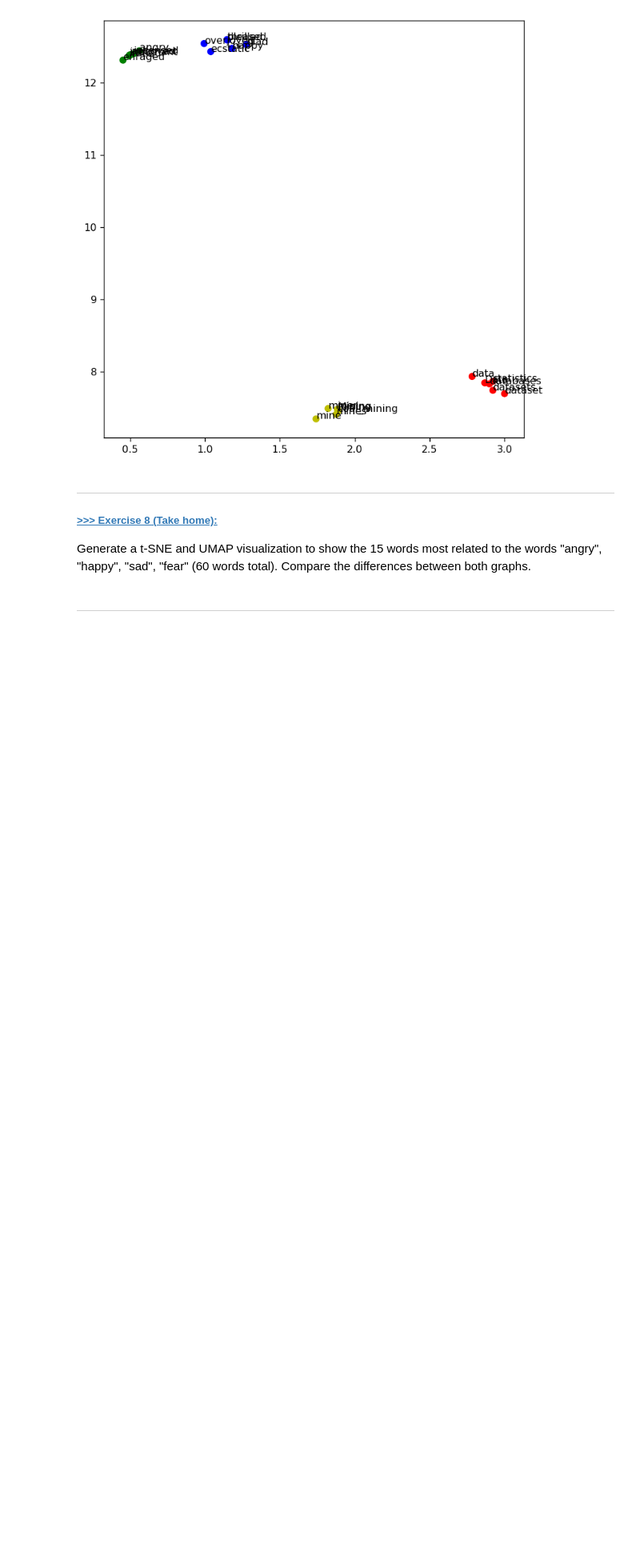
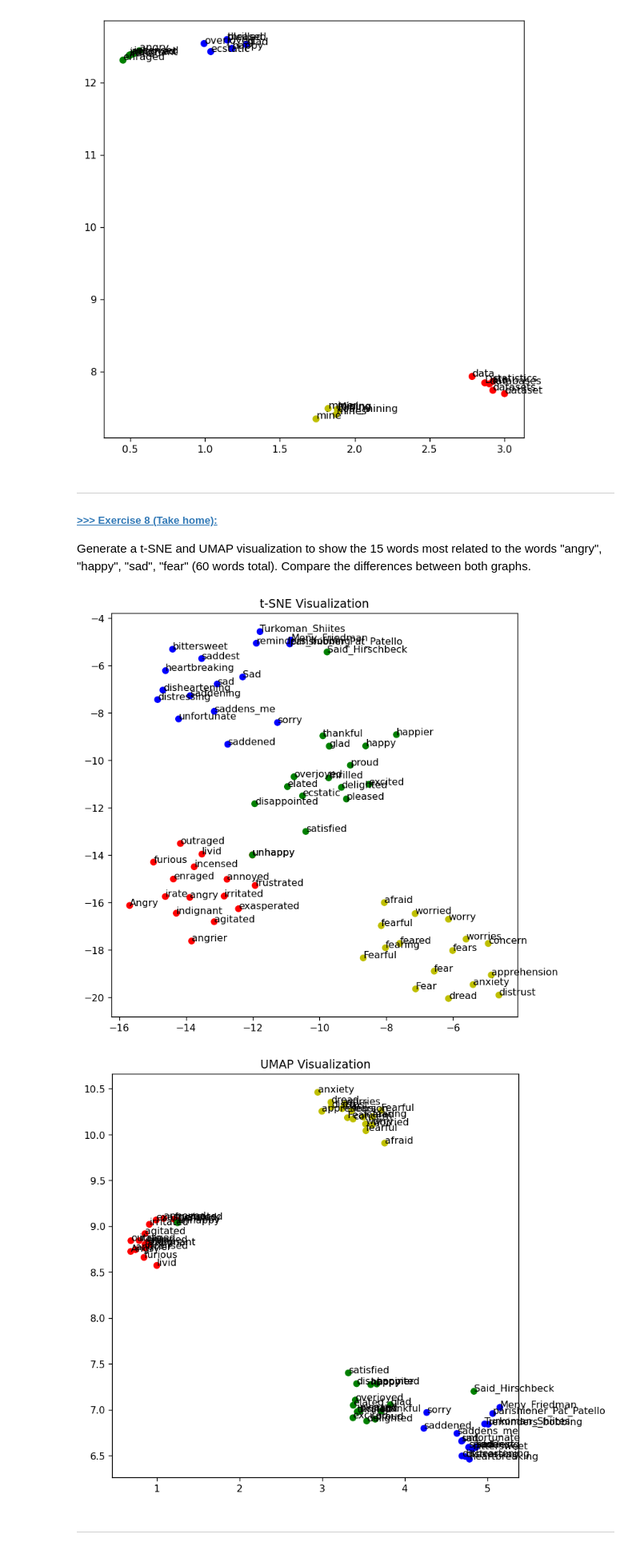
Before and after one commit to chihuan-lin/DM2025-Lab2-Exercise, a Jupyter notebook: DM2025-Lab2-Master-Phase_1.ipynb, the cells around one changed output. Shown: that part at 80% size. Saved outputs shown, nothing was run; the diff lists cells and outputs as text; code cells hidden in the pictures; blank space fills up the shorter version.

```diff
--- a/DM2025-Lab2-Master-Phase_1.ipynb
+++ b/DM2025-Lab2-Master-Phase_1.ipynb
@@ -1221,2 +1303,59 @@ Generate a t-SNE and UMAP visualization to show the 15 words most related to the
+# %%
+# Answer here
+# We can see that in the t-SNE plot, the points are more spread out, while in the UMAP plot,
+# each cluster is more clumped together. Both plots show the clustering of similar words.
+# t-SNE is better at local structure, but less so at global geometry.
+# UMAP preserves more global structure, so relative distances among clusters are more meaningful.
+
+import matplotlib.pyplot as plt
+from sklearn.manifold import TSNE
+import umap.umap_ as umap
+
+word_list = ['angry', 'happy', 'sad', 'fear']
+topn = 15
+angry_words = ['angry'] + [word_ for word_, sim_ in w2v_google_model.most_similar('angry', topn=topn)]
+happy_words = ['happy'] + [word_ for word_, sim_ in w2v_google_model.most_similar('happy', topn=topn)]
+sad_words = ['sad'] + [word_ for word_, sim_ in w2v_google_model.most_similar('sad', topn=topn)]
+fear_words = ['fear'] + [word_ for word_, sim_ in w2v_google_model.most_similar('fear', topn=topn)]
+
+target_words = angry_words + happy_words + sad_words + fear_words
+color = ['r'] * (topn + 1) + ['g'] * (topn + 1) + ['b'] * (topn + 1) + ['y'] * (topn + 1)
+
+# w2v model
+model = w2v_google_model
+
+## prepare training word vectors
+size = 200
+target_size = len(target_words)
+all_word = list(model.index_to_key)
+word_train = target_words + all_word[:size]
+X_train = model[word_train]
+
+## t-SNE
+tsne = TSNE(n_components=2, metric='cosine', random_state=28)
+X_tsne = tsne.fit_transform(X_train)
+
+## plot the result
+plt.figure(figsize=(7.5, 7.5), dpi=115)
+plt.scatter(X_tsne[:target_size, 0], X_tsne[:target_size, 1], c=color)
+for label, x, y in zip(target_words, X_tsne[:target_size, 0], X_tsne[:target_size, 1]):
+    plt.annotate(label, xy=(x,y), xytext=(0,0),  textcoords='offset points')
+plt.title("t-SNE Visualization")
+plt.show()
+
+# UMAP
+umap_model = umap.UMAP(n_components=2, metric='cosine', random_state=28)
+X_umap = umap_model.fit_transform(X_train)
+
+## plot the result
+plt.figure(figsize=(7.5, 7.5), dpi=115)
+plt.scatter(X_umap[:target_size, 0], X_umap[:target_size, 1], c=color)
+for label, x, y in zip(target_words, X_umap[:target_size, 0], X_umap[:target_size, 1]):
+    plt.annotate(label, xy=(x,y), xytext=(0,0),  textcoords='offset points')
+plt.title("UMAP Visualization")
+plt.show()
+# %% [output]
+[figure, added]
+[figure, added]
 # %% [markdown]
 ---
```
Also changed, not shown: parts of 19 cells of this notebook.
